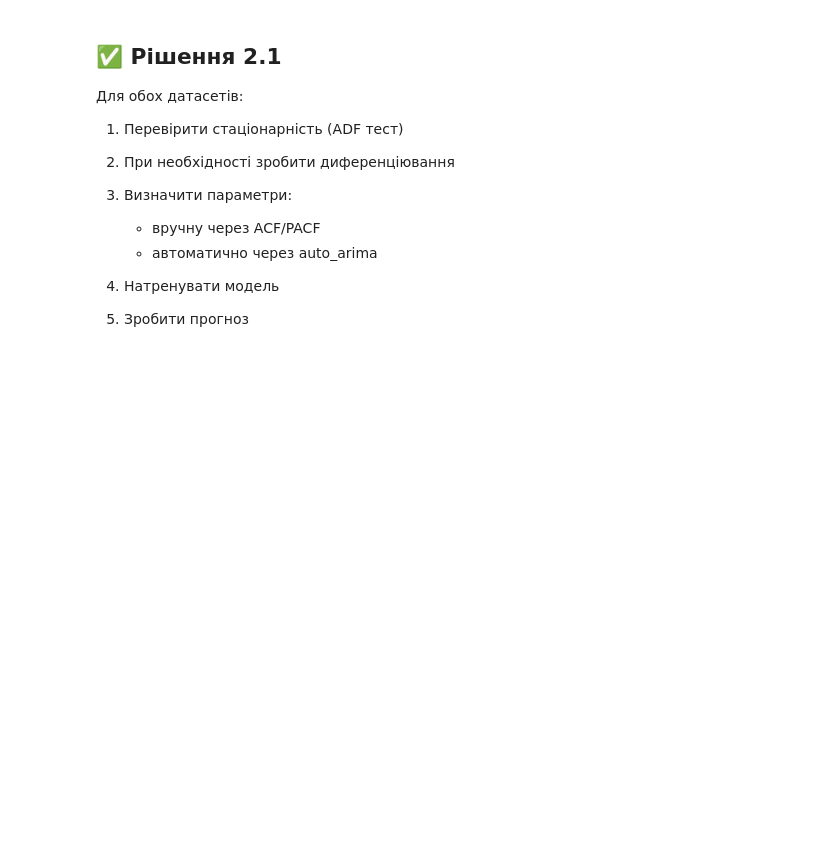
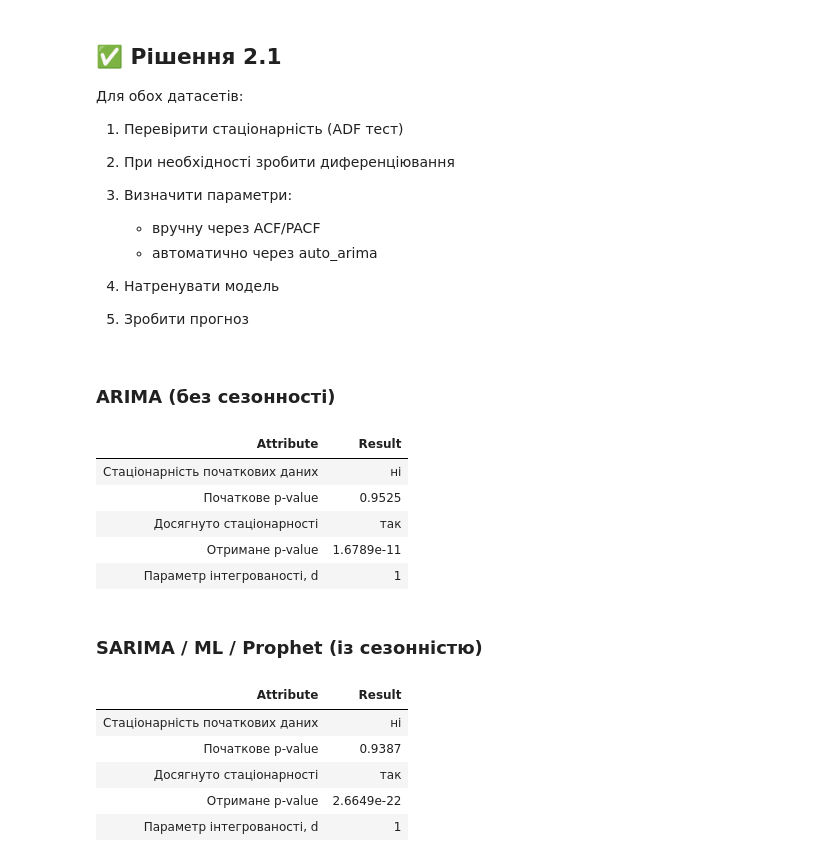
Before and after one commit to BogdanPinchuk/DataScience-PBY_HW16, a Jupyter notebook: Bohdan_Pinchuk_DS_HW16.ipynb, the cells around one changed output. Saved outputs shown, nothing was run; the diff lists cells and outputs as text; code cells hidden in the pictures; blank space fills up the shorter version.

```diff
--- a/Bohdan_Pinchuk_DS_HW16.ipynb
+++ b/Bohdan_Pinchuk_DS_HW16.ipynb
@@ -502,3 +506,79 @@ MA(q)       | Обривається різко на q лагу | Затихає
    * автоматично через auto_arima
 4. Натренувати модель
 5. Зробити прогноз
+# %%
+import numpy as np
+import apps.main as mn
+import apps.reporter as rpt
+from IPython.core.display import Markdown
+from statsmodels.tsa.stattools import adfuller
+
+# Input data
+
+# Solution
+d_ar = 0
+p_value_ar = adfuller(df_arima["y"])[1]  # type: ignore
+stat_ar = mn.is_stationary(p_value_ar)
+
+rp_ar = rpt.Reporter()
+rp_ar.tolerance = 4
+rp_ar.add_item("Стаціонарність початкових даних", 'так' if stat_ar else 'ні')
+if p_value_ar < np.power(10.0, -rp_ar.tolerance):
+    rp_ar.add_item("Початкове p-value", f"{p_value_ar:.{rp_ar.tolerance}e}")
+else:
+    rp_ar.add_item("Початкове p-value", rp_ar.format_value(p_value_ar))
+
+if not stat_ar:
+    stat_ar, d_ar, p_value_ar, output_ar = mn.find_stationarity(df_arima["y"].values)
+
+    rp_ar.add_item("Досягнуто стаціонарності", 'так' if stat_ar else 'ні')
+    if p_value_ar < np.power(10.0, -rp_ar.tolerance):
+        rp_ar.add_item("Отримане p-value", f"{p_value_ar:.{rp_ar.tolerance}e}")
+    else:
+        rp_ar.add_item("Отримане p-value", rp_ar.format_value(p_value_ar))
+
+rp_ar.add_item("Параметр інтегрованості, d", str(d_ar))
+
+d_s = 0
+p_value_s = adfuller(df_seasonal["y"])[1]  # type: ignore
+stat_s = mn.is_stationary(p_value_s)
+
+rp_s = rpt.Reporter()
+rp_s.tolerance = 4
+rp_s.add_item("Стаціонарність початкових даних", 'так' if stat_s else 'ні')
+if p_value_s < np.power(10.0, -rp_s.tolerance):
+    rp_s.add_item("Початкове p-value", f"{p_value_s:.{rp_s.tolerance}e}")
+else:
+    rp_s.add_item("Початкове p-value", rp_s.format_value(p_value_s))
+
+if not stat_s:
+    stat_s, d_s, p_value_s, output_s = mn.find_stationarity(df_seasonal["y"].values)
+
+    rp_s.add_item("Досягнуто стаціонарності", 'так' if stat_s else 'ні')
+    if p_value_s < np.power(10.0, -rp_s.tolerance):
+        rp_s.add_item("Отримане p-value", f"{p_value_s:.{rp_s.tolerance}e}")
+    else:
+        rp_s.add_item("Отримане p-value", rp_s.format_value(p_value_s))
+
+rp_s.add_item("Параметр інтегрованості, d", str(d_s))
+
+# Print results
+display(Markdown(f"### {ds_arima_name}"))
+rp_ar.print_pd_report()
+display(Markdown(f"### {ds_seasonal_name}"))
+rp_s.print_pd_report()
+# %% [output]
+### ARIMA (без сезонності)
+| Attribute | Result |
+| Стаціонарність початкових даних | ні |
+| Початкове p-value | 0.9525 |
+| Досягнуто стаціонарності | так |
+| Отримане p-value | 1.6789e-11 |
+| Параметр інтегрованості, d | 1 |
+### SARIMA / ML / Prophet (із сезонністю)
+| Attribute | Result |
+| Стаціонарність початкових даних | ні |
+| Початкове p-value | 0.9387 |
+| Досягнуто стаціонарності | так |
+| Отримане p-value | 2.6649e-22 |
+| Параметр інтегрованості, d | 1 |
```
Also changed, not shown: parts of 7 cells of this notebook, 3 other files.
